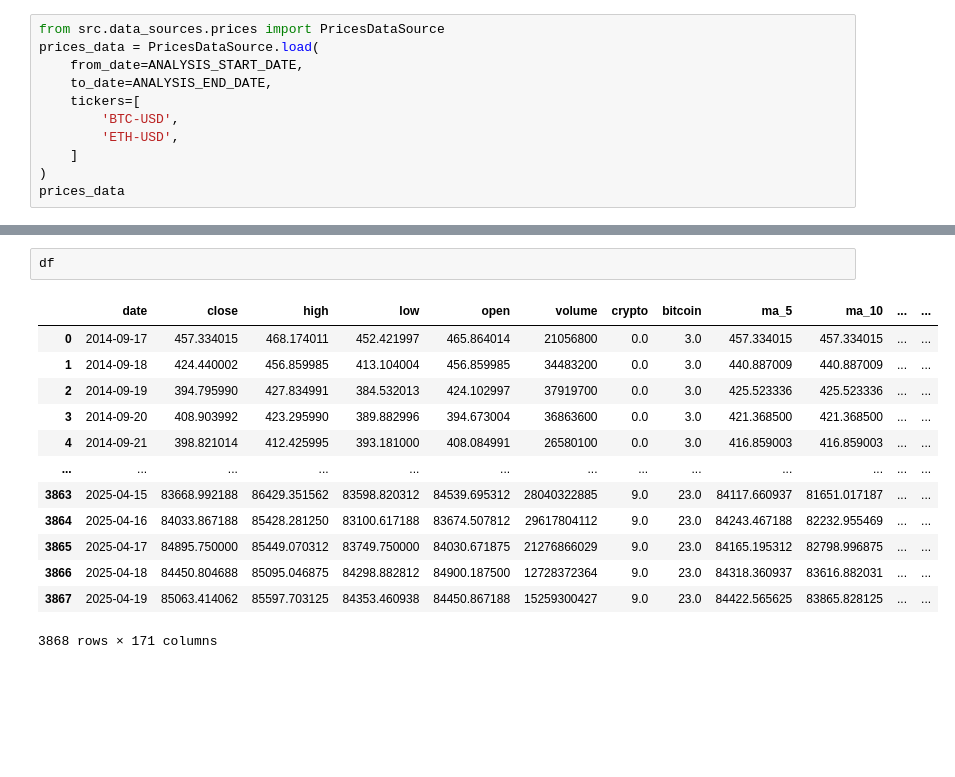
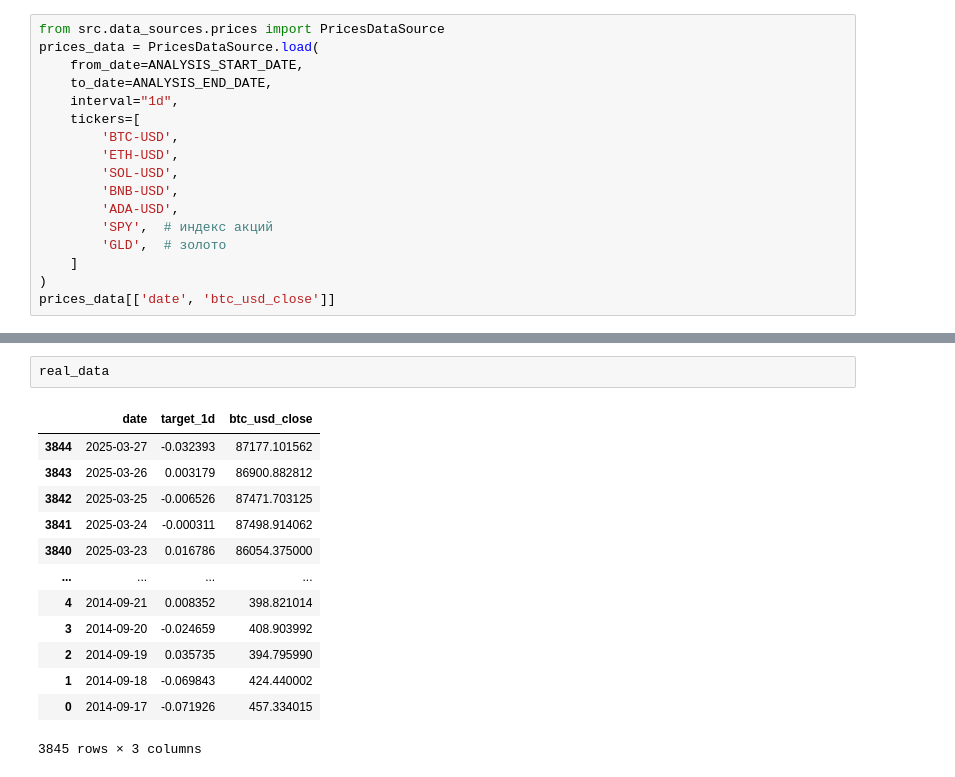
Before and after one commit to sumrak10/WangAI, a Jupyter notebook: notebooks/test.ipynb, the cells around one changed output, grey strips where cells are left out. Cells and saved outputs as stored; diff of their text form; blank space fills up the shorter version.

```diff
--- a/notebooks/test.ipynb
+++ b/notebooks/test.ipynb
@@ -35,10 +35,16 @@ from src.data_sources.prices import PricesDataSource
 prices_data = PricesDataSource.load(
     from_date=ANALYSIS_START_DATE,
     to_date=ANALYSIS_END_DATE,
+    interval="1d",
     tickers=[
         'BTC-USD',
         'ETH-USD',
+        'SOL-USD',
+        'BNB-USD',
+        'ADA-USD',
+        'SPY',  # индекс акций
+        'GLD',  # золото
     ]
 )
-prices_data
+prices_data[['date', 'btc_usd_close']]
 # %% [output]
@@ -143,21 +157,21 @@ feature_columns = [col for col in df.columns if col not in exclude_columns]
 features = df[feature_columns]
 targets = df[target_columns]
 # %%
-df
+real_data
 # %% [output]
-|  | date | close | high | low | open | volume | crypto | bitcoin | ma_5 | ma_10 | ... | ... |
-| 0 | 2014-09-17 | 457.334015 | 468.174011 | 452.421997 | 465.864014 | 21056800 | 0.0 | 3.0 | 457.334015 | 457.334015 | ... | ... |
-| 1 | 2014-09-18 | 424.440002 | 456.859985 | 413.104004 | 456.859985 | 34483200 | 0.0 | 3.0 | 440.887009 | 440.887009 | ... | ... |
-| 2 | 2014-09-19 | 394.795990 | 427.834991 | 384.532013 | 424.102997 | 37919700 | 0.0 | 3.0 | 425.523336 | 425.523336 | ... | ... |
-| 3 | 2014-09-20 | 408.903992 | 423.295990 | 389.882996 | 394.673004 | 36863600 | 0.0 | 3.0 | 421.368500 | 421.368500 | ... | ... |
-| 4 | 2014-09-21 | 398.821014 | 412.425995 | 393.181000 | 408.084991 | 26580100 | 0.0 | 3.0 | 416.859003 | 416.859003 | ... | ... |
-| ... | ... | ... | ... | ... | ... | ... | ... | ... | ... | ... | ... | ... |
-| 3863 | 2025-04-15 | 83668.992188 | 86429.351562 | 83598.820312 | 84539.695312 | 28040322885 | 9.0 | 23.0 | 84117.660937 | 81651.017187 | ... | ... |
-| 3864 | 2025-04-16 | 84033.867188 | 85428.281250 | 83100.617188 | 83674.507812 | 29617804112 | 9.0 | 23.0 | 84243.467188 | 82232.955469 | ... | ... |
-| 3865 | 2025-04-17 | 84895.750000 | 85449.070312 | 83749.750000 | 84030.671875 | 21276866029 | 9.0 | 23.0 | 84165.195312 | 82798.996875 | ... | ... |
-| 3866 | 2025-04-18 | 84450.804688 | 85095.046875 | 84298.882812 | 84900.187500 | 12728372364 | 9.0 | 23.0 | 84318.360937 | 83616.882031 | ... | ... |
-| 3867 | 2025-04-19 | 85063.414062 | 85597.703125 | 84353.460938 | 84450.867188 | 15259300427 | 9.0 | 23.0 | 84422.565625 | 83865.828125 | ... | ... |
+|  | date | target_1d | btc_usd_close |
+| 3844 | 2025-03-27 | -0.032393 | 87177.101562 |
+| 3843 | 2025-03-26 | 0.003179 | 86900.882812 |
+| 3842 | 2025-03-25 | -0.006526 | 87471.703125 |
+| 3841 | 2025-03-24 | -0.000311 | 87498.914062 |
+| 3840 | 2025-03-23 | 0.016786 | 86054.375000 |
+| ... | ... | ... | ... |
+| 4 | 2014-09-21 | 0.008352 | 398.821014 |
+| 3 | 2014-09-20 | -0.024659 | 408.903992 |
+| 2 | 2014-09-19 | 0.035735 | 394.795990 |
+| 1 | 2014-09-18 | -0.069843 | 424.440002 |
+| 0 | 2014-09-17 | -0.071926 | 457.334015 |
-3868 rows × 171 columns
+3845 rows × 3 columns
 # %%
 from lightgbm import LGBMRegressor
 from sklearn.model_selection import train_test_split
```
Also changed, not shown: parts of 9 cells of this notebook, 2 other files.
